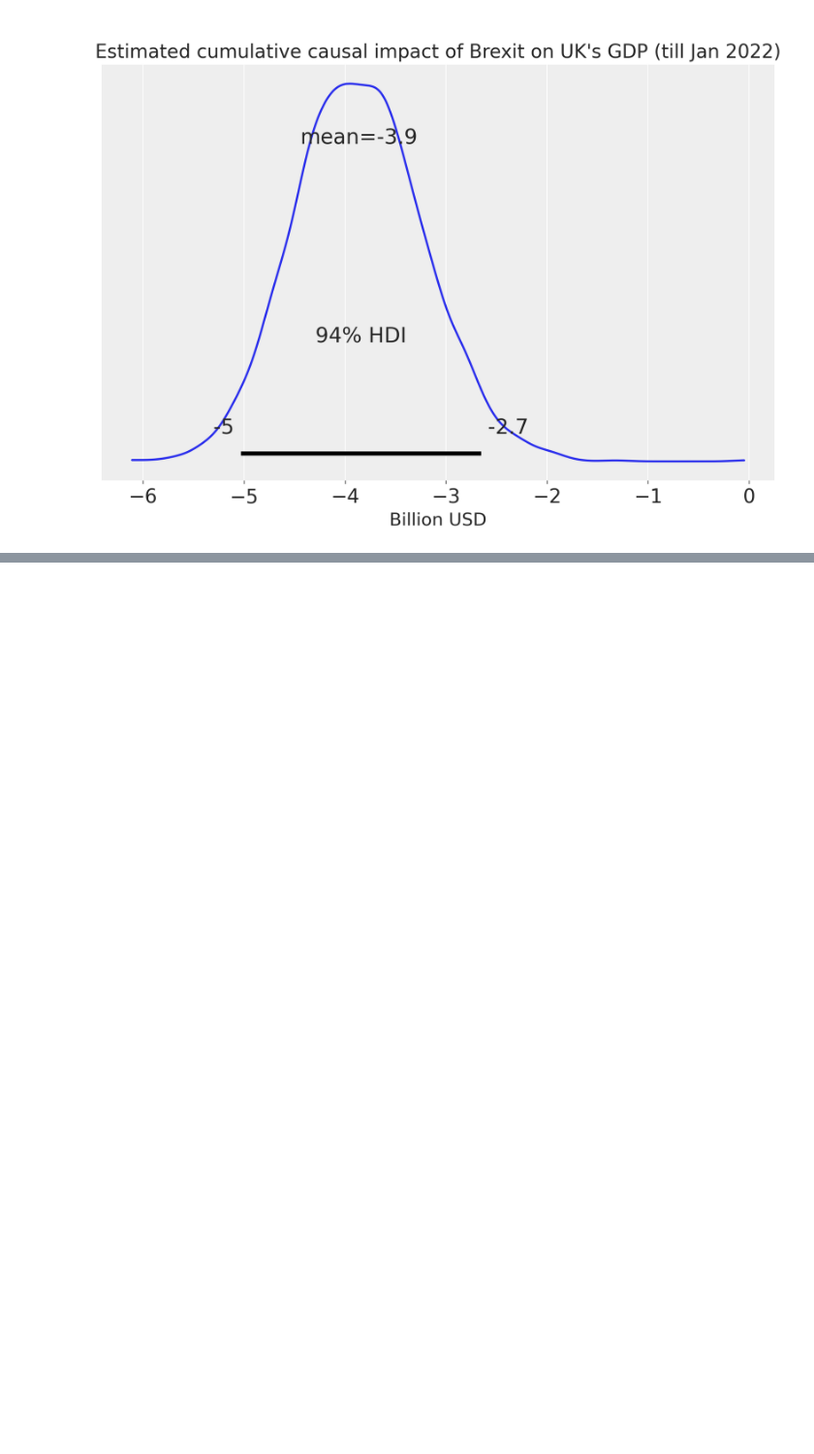
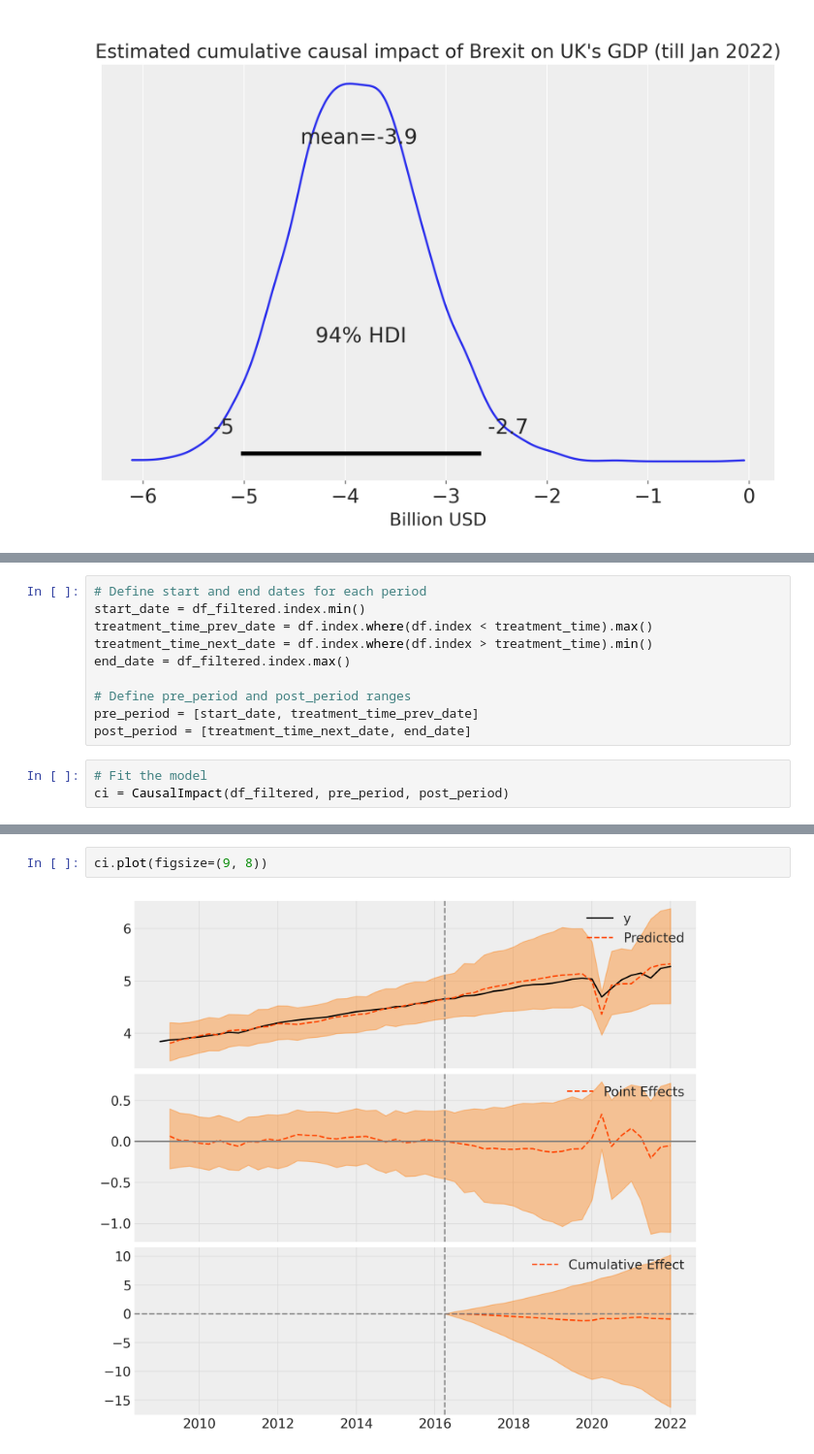
Before and after one commit to francescoamat0/causal-inference-methods, a Jupyter notebook: synthetic_control/brexit_effects.ipynb, the cells around one changed output, grey strips where cells are left out. Shown at 97% size. Saved outputs shown, nothing was run; the diff lists cells and outputs as text; blank space fills up the shorter version.

```diff
--- a/synthetic_control/brexit_effects.ipynb
+++ b/synthetic_control/brexit_effects.ipynb
@@ -304,0 +320,13 @@ ax.set(
+# %%
+# Define start and end dates for each period
+start_date = df_filtered.index.min()
+treatment_time_prev_date = df.index.where(df.index < treatment_time).max()
+treatment_time_next_date = df.index.where(df.index > treatment_time).min()
+end_date = df_filtered.index.max()
+
+# Define pre_period and post_period ranges
+pre_period = [start_date, treatment_time_prev_date]
+post_period = [treatment_time_next_date, end_date]
+# %%
+# Fit the model
+ci = CausalImpact(df_filtered, pre_period, post_period)
@@ -304,0 +355,4 @@ ax.set(
+# %%
+ci.plot(figsize=(9, 8))
+# %% [output]
+[figure, added]
```
Also changed, not shown: parts of 12 cells of this notebook.
